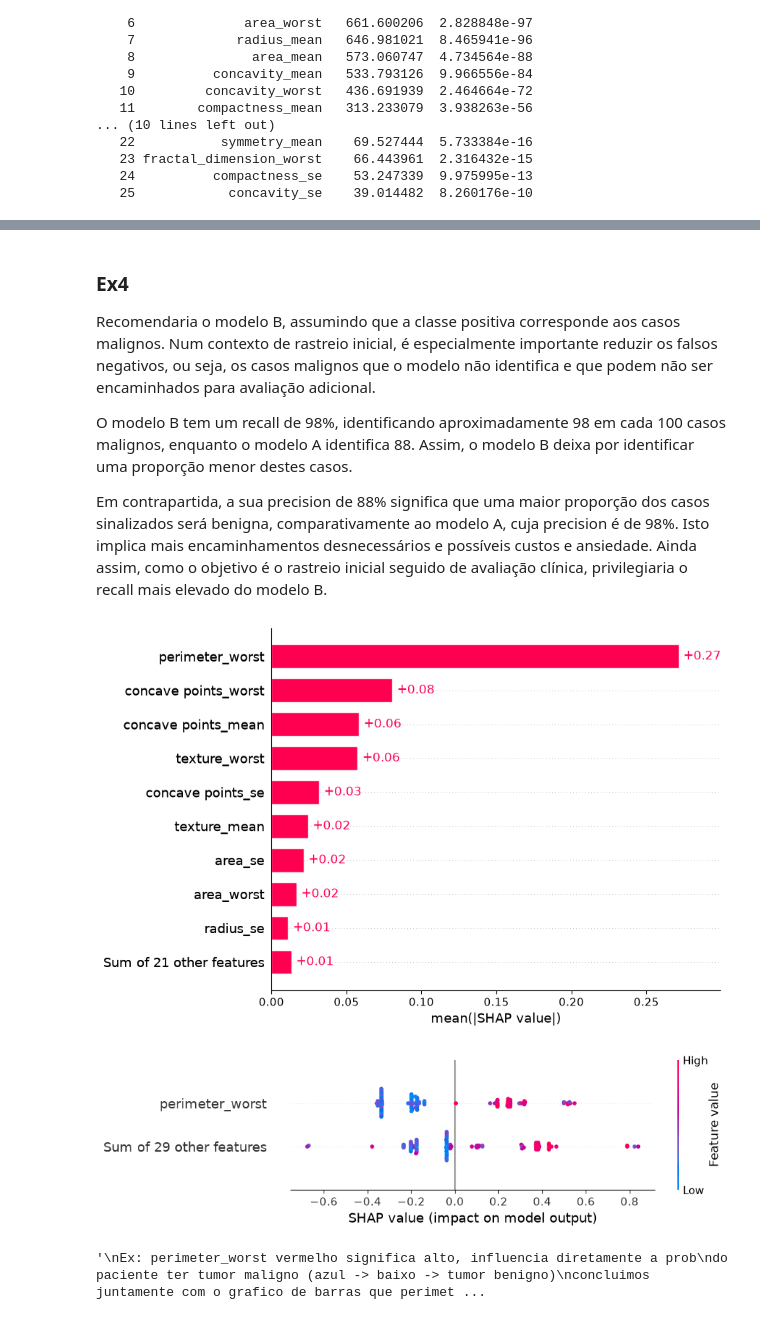
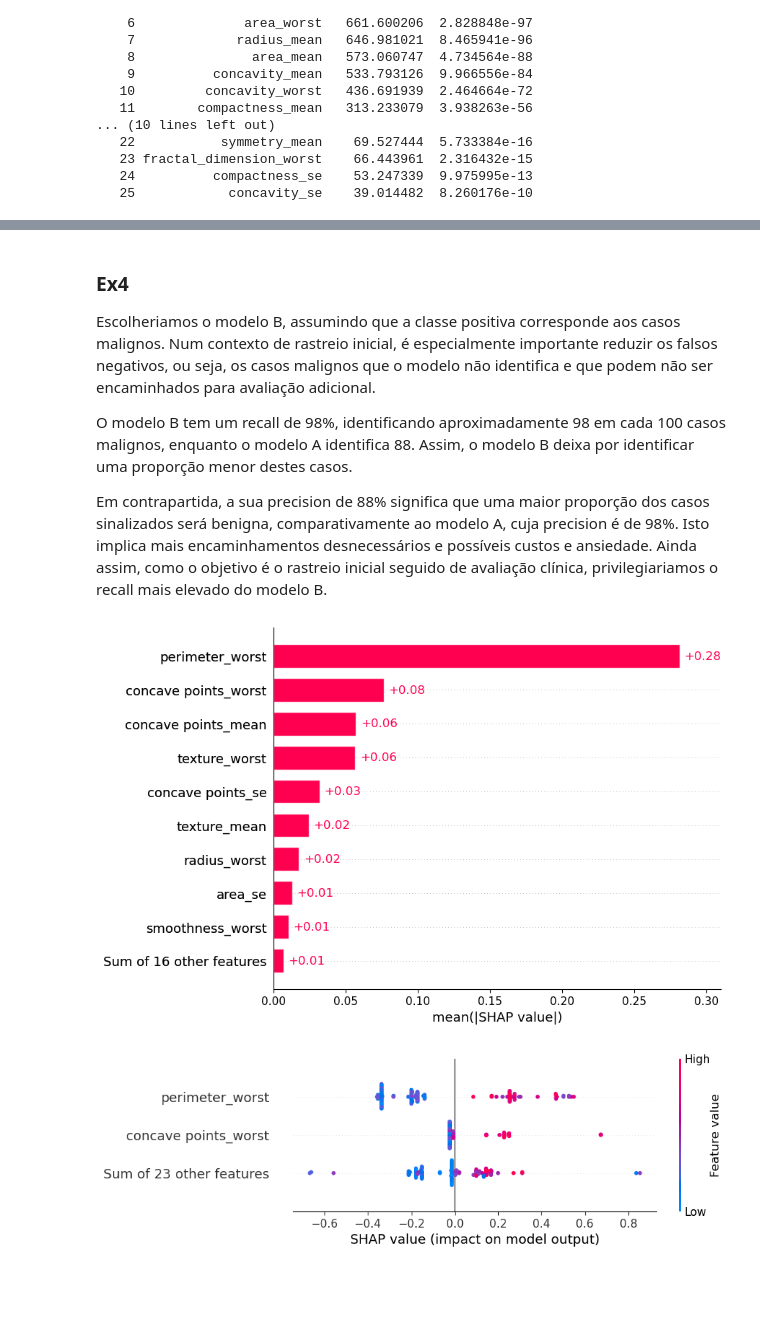
Before and after one commit to nunoBaltasar/Apre, a Jupyter notebook: G_notebook.ipynb, the cells around one changed output, grey strips where cells are left out. Drawn from its saved outputs; the diff is of its cells as text; code cells hidden in the pictures; blank space fills up the shorter version.

```diff
--- a/G_notebook.ipynb
+++ b/G_notebook.ipynb
@@ -23,6 +23,8 @@ results.insert(0,"Rank",range(1, len(results) + 1))
 results = results[results["p_value"] <= 0.05]
 finalList = results.to_string(index=False)
 print(finalList)
+
+X = X.loc[:, p_values <= 0.05] # Só considerar 25 mais relevantes daqui para a frente
 # %% [output]
  Rank                Variable  F_statistic       p_value
     1    concave points_worst   964.385393 1.969100e-124
@@ -166,65 +165,45 @@ Segundo o critério do enunciado, escolhe-se min_samples_split=2, pois apresenta
 # %% [markdown]
 ### Ex4
 
-Recomendaria o modelo B, assumindo que a classe positiva corresponde aos casos malignos. Num contexto de rastreio inicial, é especialmente importante reduzir os falsos negativos, ou seja, os casos malignos que o modelo não identifica e que podem não ser encaminhados para avaliação adicional.
+Escolheriamos o modelo B, assumindo que a classe positiva corresponde aos casos malignos. Num contexto de rastreio inicial, é especialmente importante reduzir os falsos negativos, ou seja, os casos malignos que o modelo não identifica e que podem não ser encaminhados para avaliação adicional.
 
 O modelo B tem um recall de 98%, identificando aproximadamente 98 em cada 100 casos malignos, enquanto o modelo A identifica 88. Assim, o modelo B deixa por identificar uma proporção menor destes casos.
 
-Em contrapartida, a sua precision de 88% significa que uma maior proporção dos casos sinalizados será benigna, comparativamente ao modelo A, cuja precision é de 98%. Isto implica mais encaminhamentos desnecessários e possíveis custos e ansiedade. Ainda assim, como o objetivo é o rastreio inicial seguido de avaliação clínica, privilegiaria o recall mais elevado do modelo B.
+Em contrapartida, a sua precision de 88% significa que uma maior proporção dos casos sinalizados será benigna, comparativamente ao modelo A, cuja precision é de 98%. Isto implica mais encaminhamentos desnecessários e possíveis custos e ansiedade. Ainda assim, como o objetivo é o rastreio inicial seguido de avaliação clínica, privilegiariamos o recall mais elevado do modelo B.
 # %%
 ##Ex5
 import pandas as pd
 import matplotlib.pyplot as plt
 from sklearn.model_selection import train_test_split
 from sklearn.tree import DecisionTreeClassifier
 import shap
 
 
-df = pd.read_csv("breast_cancer.csv")
-
-X = df.drop(columns="diagnosis")
-y = df["diagnosis"]
-
-X_train, X_test, y_train, y_test = train_test_split(
-    X,
-    y,
-    test_size=0.2,
-    random_state=1,
-    stratify=y
-)
-
-
-BEST_MIN_SAMPLES_SPLIT = 2
-
-best_tree = DecisionTreeClassifier(
-    min_samples_split=BEST_MIN_SAMPLES_SPLIT,
-    random_state= 1
-).fit(X_train, y_train)
+best_tree = best_model
 
 explainer = shap.TreeExplainer(best_tree) #quanto cada feature contribui para as decisões
 shap_values = explainer(X_test) #contribuição de cada uma dessas features para o output do modelo
 
 
 classes_list = list(best_tree.classes_)
 malignant_index = classes_list.index("M")
 
 
 shap_malignant = shap_values[:, :, malignant_index]
 
 # a)
 shap.plots.bar(shap_malignant)
 plt.show()
 
 # b)
-shap.plots.beeswarm(shap_malignant, max_display=2)
+shap.plots.beeswarm(shap_malignant, max_display=3)
 plt.show()
 
 
 #Ex: perimeter_worst vermelho significa alto, influencia diretamente a prob
 #do paciente ter tumor maligno (azul -> baixo -> tumor benigno)
 #concluimos juntamente com o grafico de barras que perimeter worst
 #tem um grande impacto a afirmar tipo de tumor
 # %% [output]
-[figure, old version]
+[figure, new version]
-[figure, old version]
+[figure, new version]
-'\nEx: perimeter_worst vermelho significa alto, influencia diretamente a prob\ndo paciente ter tumor maligno (azul -> baixo -> tumor benigno)\nconcluimos juntamente com o grafico de barras que perimet ...
```
Also changed, not shown: parts of 2 cells of this notebook.
